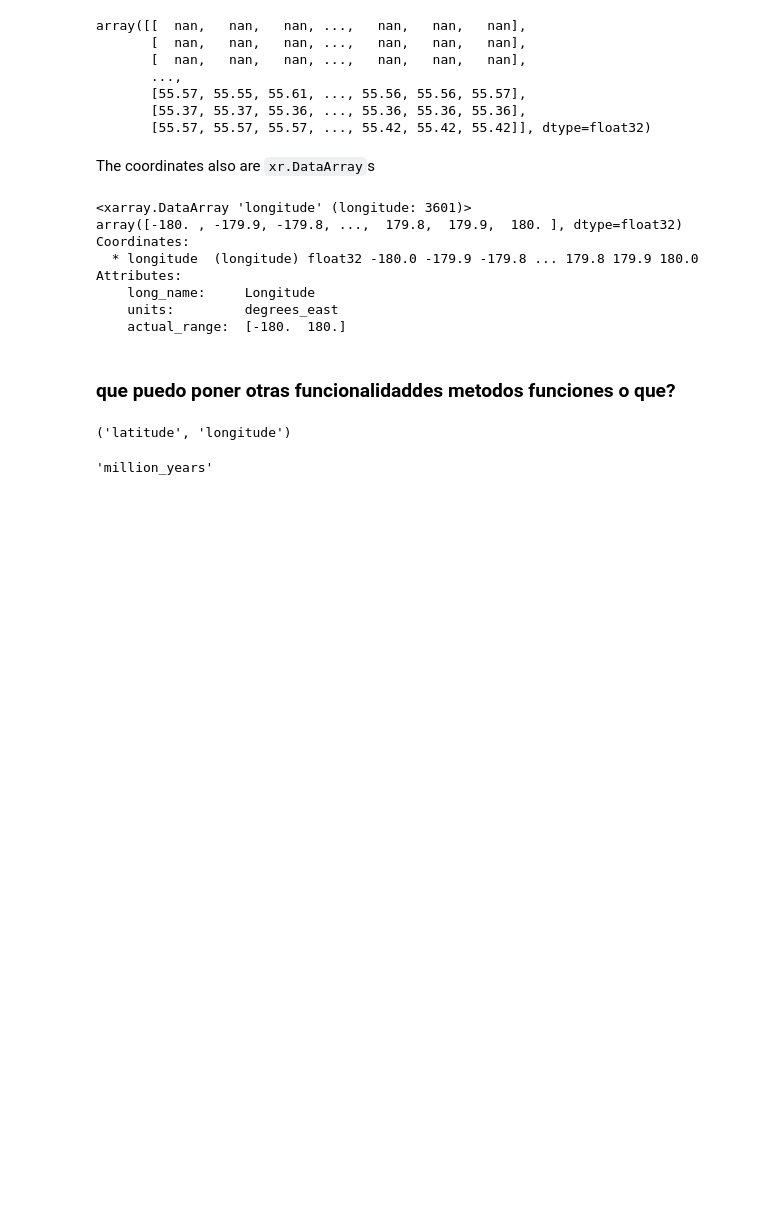
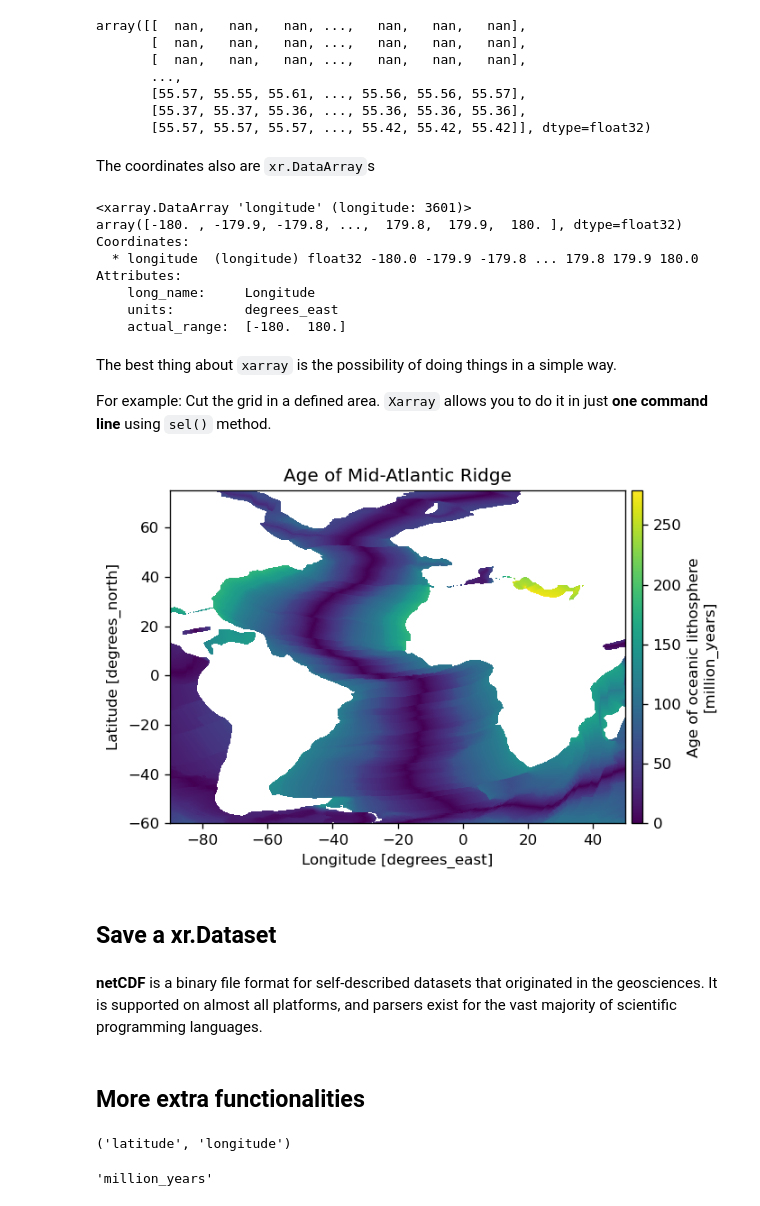
Before and after one commit to aguspesce/online_seminar_IAG-USP, a Jupyter notebook: xarray.ipynb, the cells around one changed output. Cells and saved outputs as stored; diff of their text form; code cells hidden in the pictures; blank space fills up the shorter version.

```diff
--- a/xarray.ipynb
+++ b/xarray.ipynb
@@ -143,5 +148,21 @@ Attributes:
     long_name:     Longitude
     units:         degrees_east
     actual_range:  [-180.  180.]
-# %% [markdown]
-### que puedo poner otras funcionalidaddes metodos funciones o que?
+# %% [markdown]
+The best thing about ``xarray`` is the possibility of doing things in a simple way.
+
+For example: Cut the grid in a defined area.
+``Xarray`` allows you to do it in just **one command line** using `sel()` method.
+# %%
+# Cut the grid in the interested area.
+cut_grid = grid.sel(longitude=slice(-90, 50), latitude=slice(-60, 75))
+
+# Plot:
+cut_grid.age.plot.pcolormesh(cbar_kwargs=dict(pad=0.01, aspect=30))
+
+plt.gca().set_title("Age of Mid-Atlantic Ridge")
+plt.tight_layout()
+# %% [output]
+[figure, added]
+# %% [markdown]
+## Save a xr.Dataset
@@ -148,3 +171,8 @@ Attributes:
+# %% [markdown]
+__netCDF__ is a binary file format for self-described datasets that originated in the geosciences.
+It is supported on almost all platforms, and parsers exist for the vast majority of scientific programming languages.
+# %% [markdown]
+## More extra functionalities
 # %%
 # Tuple of dimension names associated with this data variable array.
 grid.age.dims
```
Also changed, not shown: parts of 10 cells of this notebook, 1 other file.
